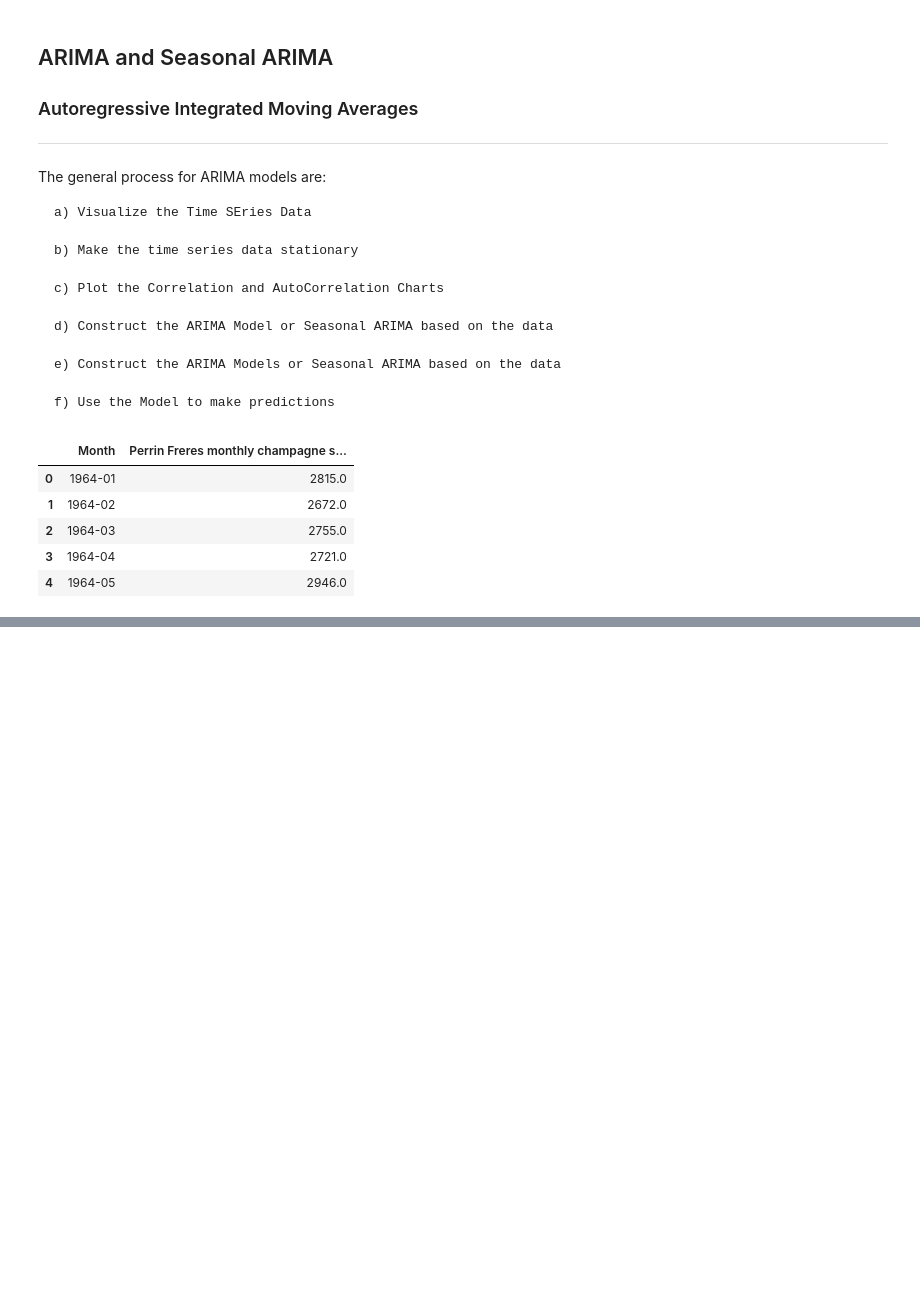
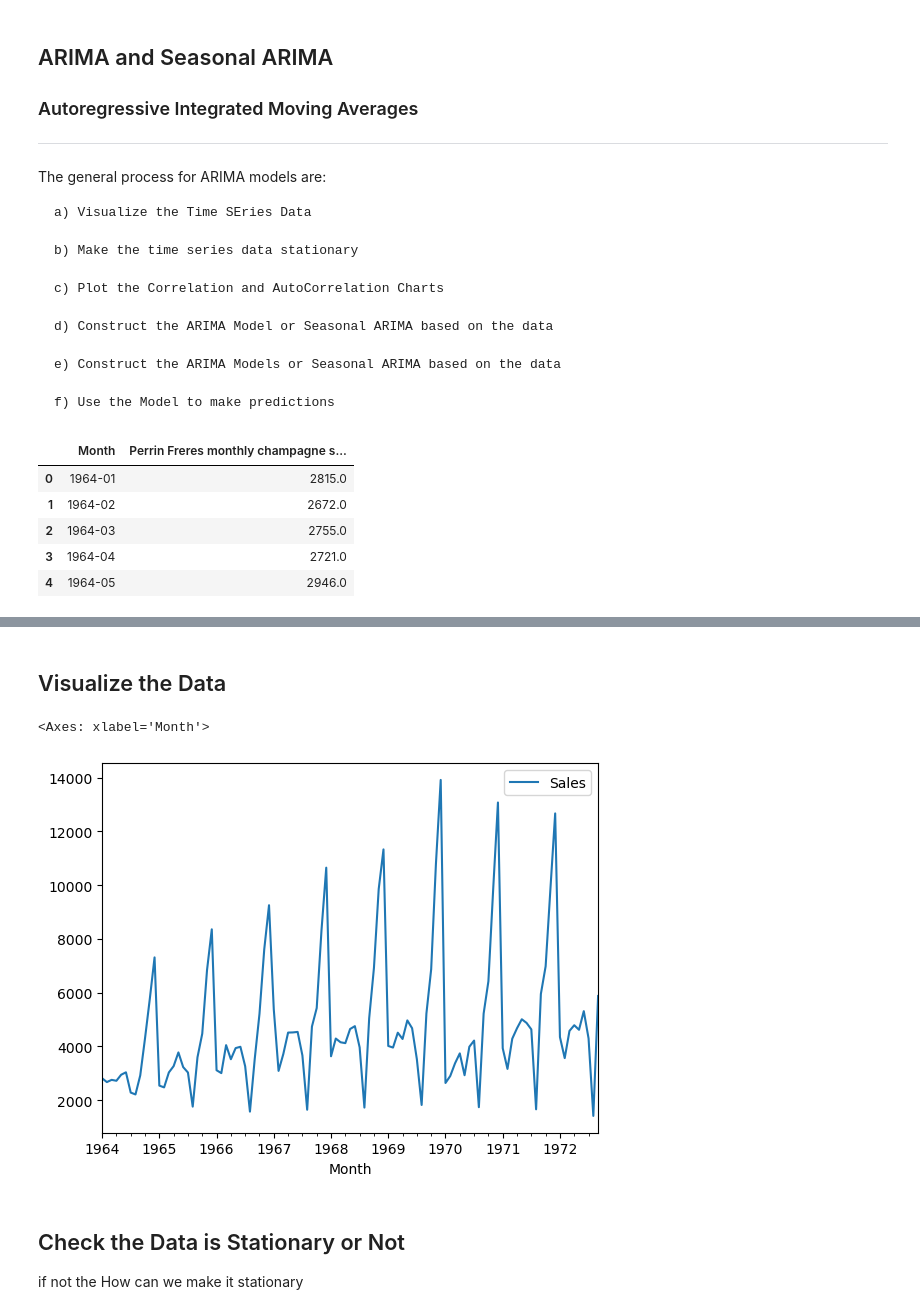
Before and after one commit to Ak7210/ArimaSeasonalArima, a Jupyter notebook: champagne.ipynb, the cells around one changed output, grey strips where cells are left out. Drawn from its saved outputs; the diff is of its cells as text; code cells hidden in the pictures; blank space fills up the shorter version.

```diff
--- a/champagne.ipynb
+++ b/champagne.ipynb
@@ -36,3 +36,6 @@ data.head()
 | 2 | 1964-03 | 2755.0 |
 | 3 | 1964-04 | 2721.0 |
 | 4 | 1964-05 | 2946.0 |
+# %%
+data.columns = ['Month','Sales']
+data.head()
@@ -38,0 +55,3 @@ data.head()
+# %%
+# remove the rows with missing values
+data.dropna(axis=0, inplace=True)
@@ -38,0 +66,3 @@ data.head()
+# %%
+# Let's convert the month into datetime
+data['Month'] = pd.to_datetime(data['Month'])
@@ -38,0 +78,3 @@ data.head()
+# %%
+# set the month column as the index
+data.set_index('Month', inplace=True)
@@ -38,0 +103,10 @@ data.head()
+# %% [markdown]
+## Visualize the Data
+# %%
+data.plot()
+# %% [output]
+<Axes: xlabel='Month'>
+[figure, added]
+# %% [markdown]
+## Check the Data is Stationary or Not
+if not the How can we make it stationary
```
Also changed, not shown: parts of 38 cells of this notebook.
